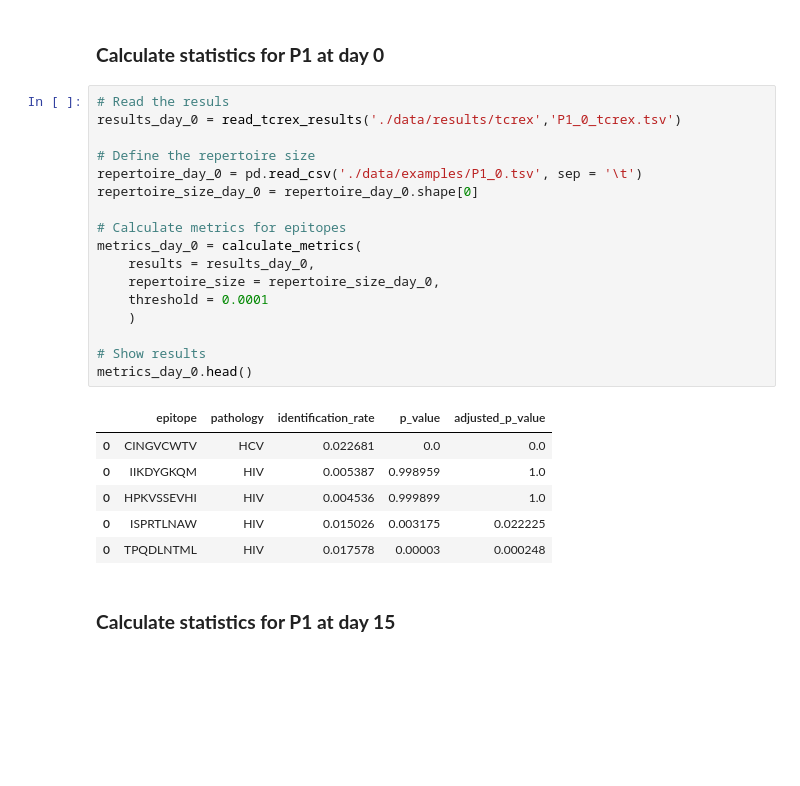
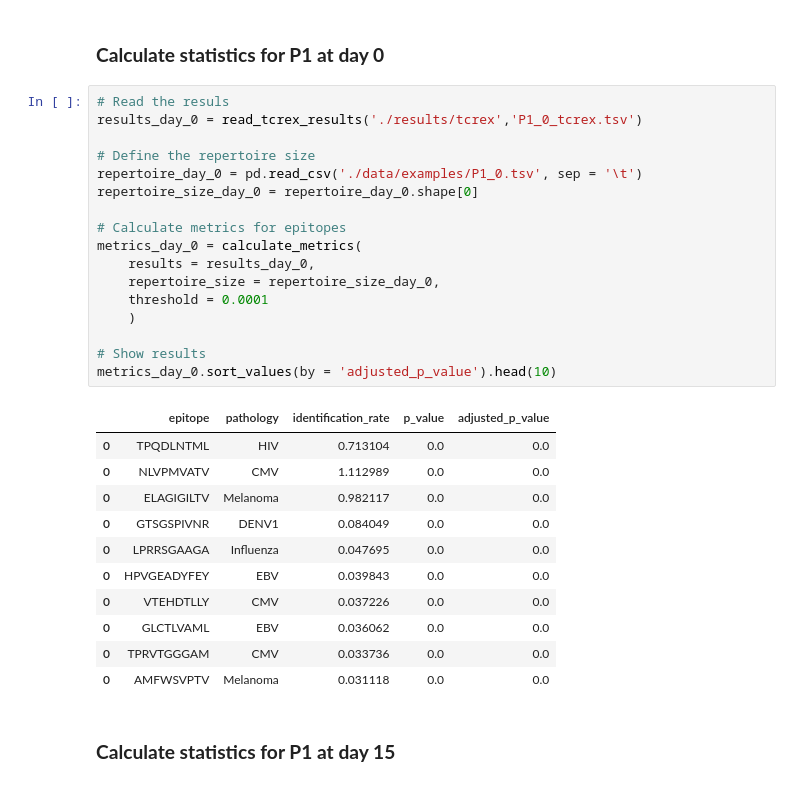
Before and after one commit to svalkiers/MMB_antigen_receptor_repertoire_tools, a Jupyter notebook: notebooks/part4_tcrex_stats.ipynb, the cells around one changed output. Saved outputs shown, nothing was run; the diff lists cells and outputs as text; blank space fills up the shorter version.

```diff
--- a/notebooks/part4_tcrex_stats.ipynb
+++ b/notebooks/part4_tcrex_stats.ipynb
@@ -187,28 +187,33 @@ Finally, we can put all this together and calculate some the statistics we just
 ### **Calculate statistics for P1 at day 0**
 # %%
 # Read the resuls
-results_day_0 = read_tcrex_results('./data/results/tcrex','P1_0_tcrex.tsv')
+results_day_0 = read_tcrex_results('./results/tcrex','P1_0_tcrex.tsv')
 
 # Define the repertoire size
 repertoire_day_0 = pd.read_csv('./data/examples/P1_0.tsv', sep = '\t')
 repertoire_size_day_0 = repertoire_day_0.shape[0]
 
 # Calculate metrics for epitopes
 metrics_day_0 = calculate_metrics(
     results = results_day_0,
     repertoire_size = repertoire_size_day_0,
     threshold = 0.0001
     )
 
 # Show results
-metrics_day_0.head()
+metrics_day_0.sort_values(by = 'adjusted_p_value').head(10)
 # %% [output]
 |  | epitope | pathology | identification_rate | p_value | adjusted_p_value |
-| 0 | CINGVCWTV | HCV | 0.022681 | 0.0 | 0.0 |
-| 0 | IIKDYGKQM | HIV | 0.005387 | 0.998959 | 1.0 |
-| 0 | HPKVSSEVHI | HIV | 0.004536 | 0.999899 | 1.0 |
-| 0 | ISPRTLNAW | HIV | 0.015026 | 0.003175 | 0.022225 |
-| 0 | TPQDLNTML | HIV | 0.017578 | 0.00003 | 0.000248 |
+| 0 | TPQDLNTML | HIV | 0.713104 | 0.0 | 0.0 |
+| 0 | NLVPMVATV | CMV | 1.112989 | 0.0 | 0.0 |
+| 0 | ELAGIGILTV | Melanoma | 0.982117 | 0.0 | 0.0 |
+| 0 | GTSGSPIVNR | DENV1 | 0.084049 | 0.0 | 0.0 |
+| 0 | LPRRSGAAGA | Influenza | 0.047695 | 0.0 | 0.0 |
+| 0 | HPVGEADYFEY | EBV | 0.039843 | 0.0 | 0.0 |
+| 0 | VTEHDTLLY | CMV | 0.037226 | 0.0 | 0.0 |
+| 0 | GLCTLVAML | EBV | 0.036062 | 0.0 | 0.0 |
+| 0 | TPRVTGGGAM | CMV | 0.033736 | 0.0 | 0.0 |
+| 0 | AMFWSVPTV | Melanoma | 0.031118 | 0.0 | 0.0 |
 # %% [markdown]
 ### **Calculate statistics for P1 at day 15**
 # %%
```
Also changed, not shown: parts of 7 cells of this notebook, 4 other files.
